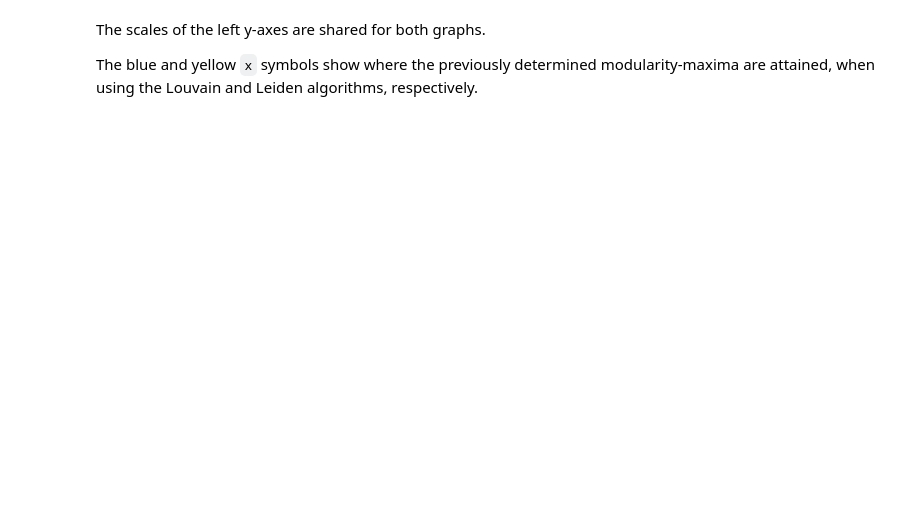
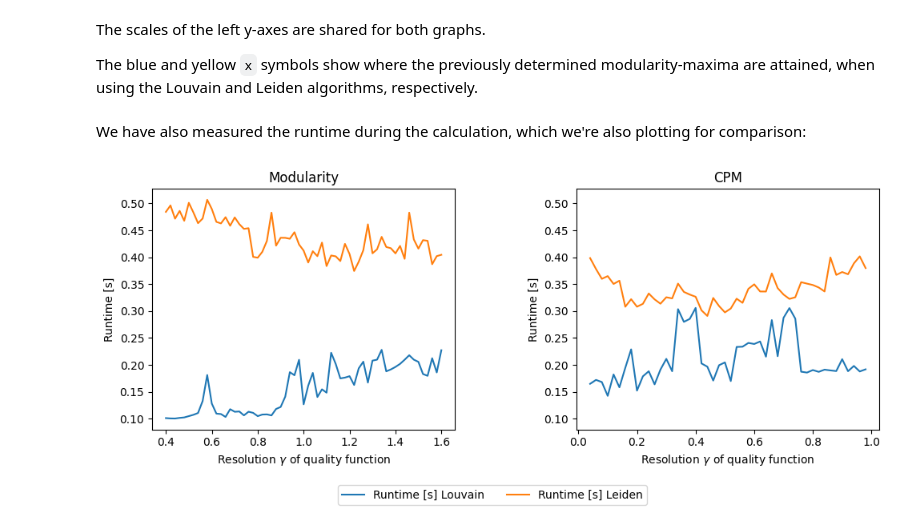
Before and after one commit to esclear/louvain-leiden, a Jupyter notebook: Parameter Exploration.ipynb, the cells around one changed output. Saved outputs shown, nothing was run; the diff lists cells and outputs as text; code cells hidden in the pictures; blank space fills up the shorter version.

```diff
--- a/Parameter Exploration.ipynb
+++ b/Parameter Exploration.ipynb
@@ -162,3 +164,40 @@ The blue and yellow `x` symbols show where the previously determined modularity-
 # %%
 # Export the graph, taking care to export the legend as well
 fig.savefig('figures/mod-cpm-comparison.pdf', bbox_extra_artists=(lgd,), bbox_inches='tight')
+# %% [markdown]
+We have also measured the runtime during the calculation, which we're also plotting for comparison:
+# %%
+# Set up two graphs, side by side, to plot the results in
+fig, (ax1, ax2) = plt.subplots(1, 2, figsize=(10, 4), sharey=True)
+ax2.yaxis.set_tick_params(labelbottom=True)
+
+## Left graph, for modularity
+ax1.set_title("Modularity")
+ax1.set_xlabel('Resolution $γ$ of quality function')
+ax1.set_ylabel('Runtime [s]')
+
+## Right graph, for CPM
+ax2.set_title("CPM")
+ax2.set_xlabel('Resolution $γ$ of quality function')
+ax2.set_ylabel('Runtime [s]')
+
+# Draw the results for the modularity quality function
+## Plot the modularity determined
+ln_time_louvain_mod, = ax1.plot(resolutions_mod, times_louvain_mod, label='Runtime [s] Louvain')
+ln_time_leiden_mod,  = ax1.plot(resolutions_mod, times_leiden_mod,  label='Runtime [s] Leiden')
+
+# Draw the results for the CPM quality function
+## Plot the modularity determined
+ln_time_louvain_cpm, = ax2.plot(resolutions_cpm, times_louvain_cpm, label='Runtime [s] Louvain')
+ln_time_leiden_cpm,  = ax2.plot(resolutions_cpm, times_leiden_cpm,  label='Runtime [s] Leiden')
+
+# Put a legend there
+lgd = fig.legend(handles=[ln_time_louvain_mod, ln_time_leiden_mod,], ncol=2,
+                 loc='upper center', bbox_to_anchor=(0.5, 0.0))
+
+# Draw the plot
+fig.tight_layout()
+fig.subplots_adjust(wspace=0.4)
+plt.show()
+# %% [output]
+[figure, added]
```
Also changed, not shown: parts of 6 cells of this notebook, 2 other files.
